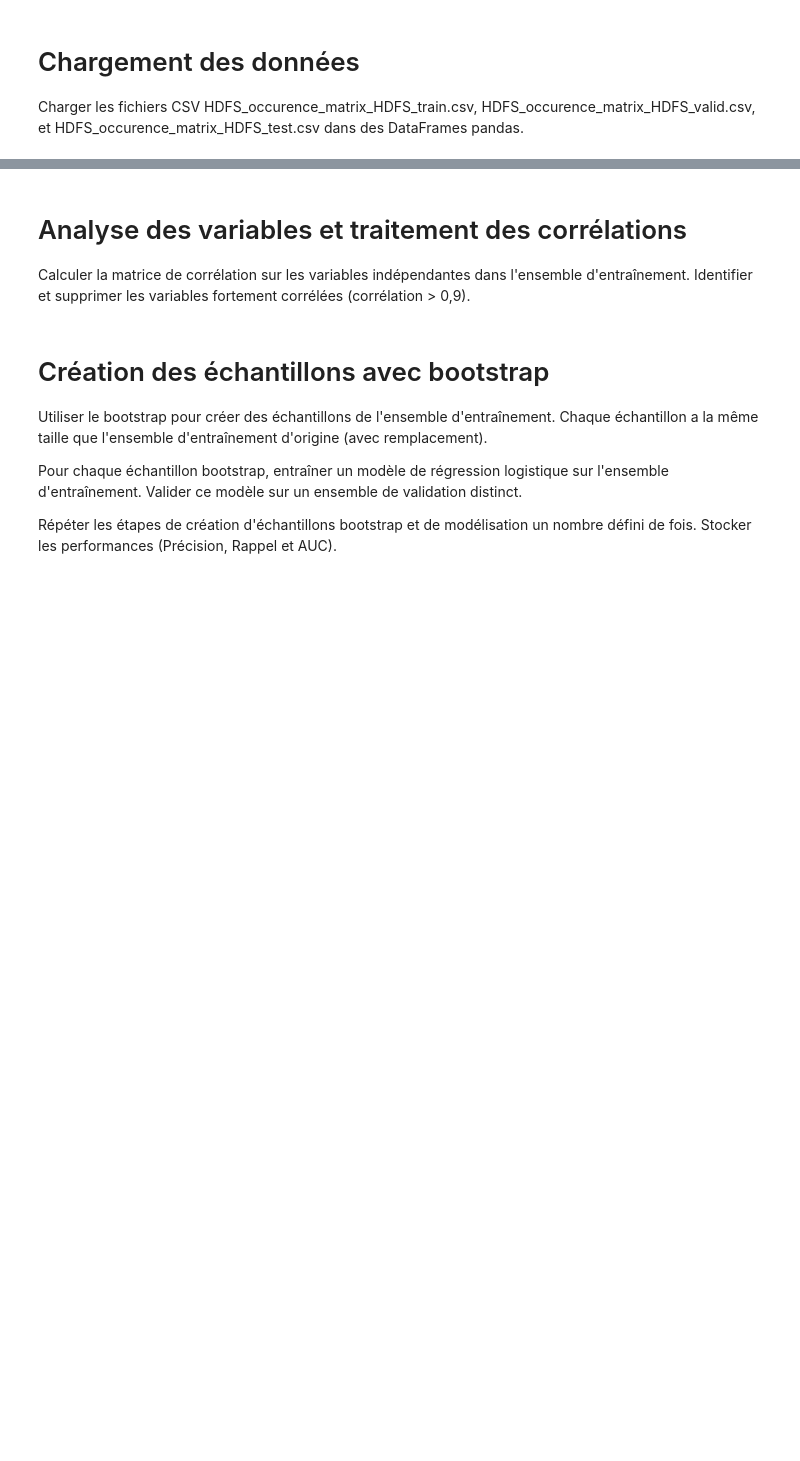
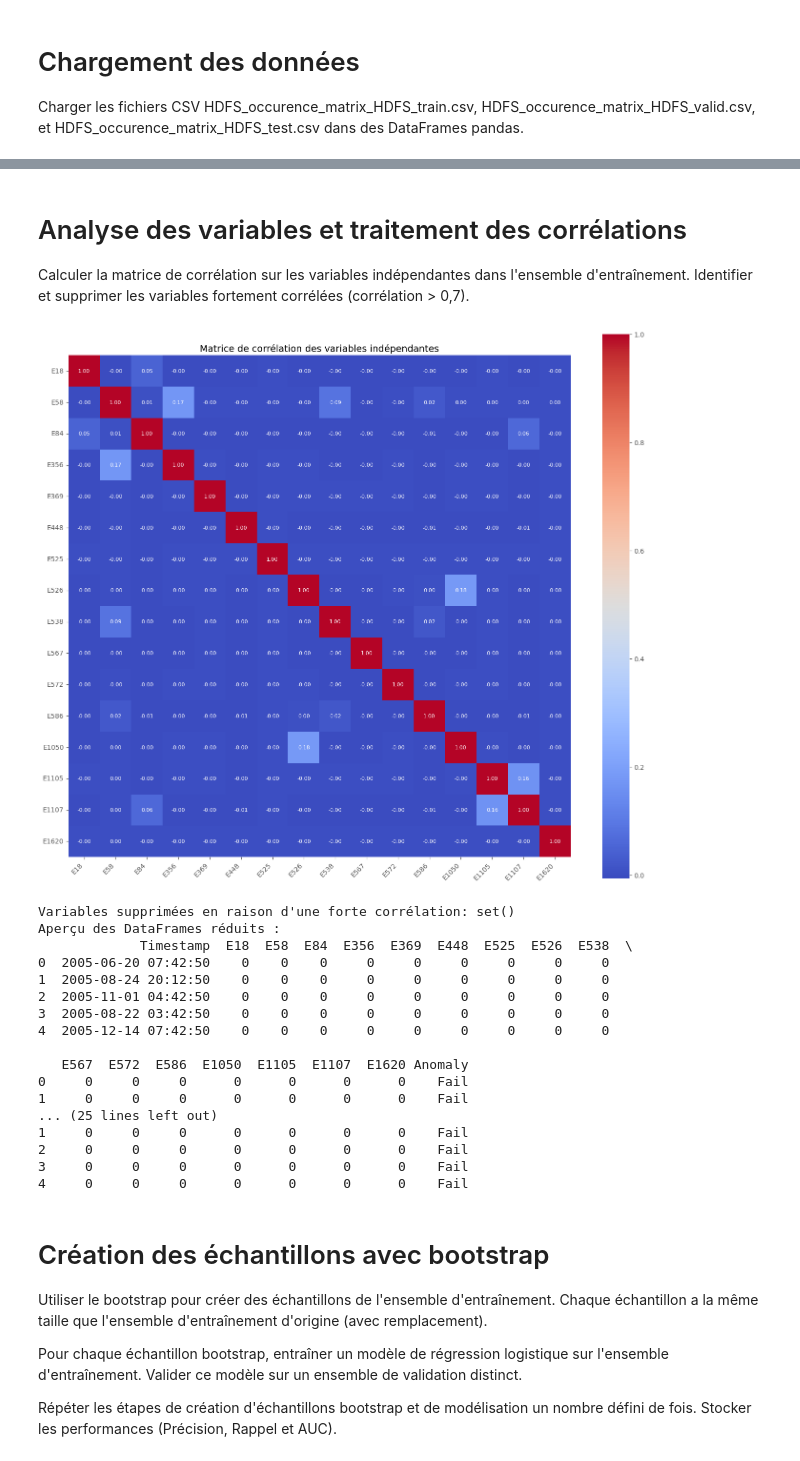
Before and after one commit to josephpierres/MGL870-TP2, a Jupyter notebook: MGL870-TP2-BGL-AIOps.ipynb, the cells around one changed output, grey strips where cells are left out. Saved outputs shown, nothing was run; the diff lists cells and outputs as text; code cells hidden in the pictures; blank space fills up the shorter version.

```diff
--- a/MGL870-TP2-BGL-AIOps.ipynb
+++ b/MGL870-TP2-BGL-AIOps.ipynb
@@ -49,0 +62,38 @@ print(test_df.head())
+# %%
+#Charger la matrice d'occurrences
+occurrence_matrix = train_df
+
+#Identifier les colonnes représentant les événements (commencent généralement par 'E')
+event_columns = [col for col in occurrence_matrix.columns if col.startswith('E')]
+
+#Filtrer uniquement les lignes normales (Label == 'Success')
+normal_data = occurrence_matrix[occurrence_matrix['Anomaly'] == 'Success']
+
+#Calculer la somme des occurrences par colonne pour les données normales
+normal_event_sums = normal_data[event_columns].sum()
+
+#Identifier les événements représentant les anomalies (ceux qui n'ont aucune occurrence dans les données normales)
+anomaly_events = [event for event in event_columns if normal_event_sums[event] == 0]
+
+print(f"Événements identifiés comme anomalies : {anomaly_events}")
+
+#Éliminer les colonnes des événements anormaux
+filtered_matrix = occurrence_matrix.drop(columns=anomaly_events)
+
+#Sauvegarder la nouvelle matrice filtrée
+print("Matrice d'occurrences filtrée sauvegardée.")
+
+# Éliminer les colonnes des événements anormaux dans train_df
+train_df = occurrence_matrix.drop(columns=anomaly_events)
+
+# Appliquer la même suppression de colonnes à valid_df et test_df
+valid_df = valid_df.drop(columns=anomaly_events, errors='ignore')
+test_df = test_df.drop(columns=anomaly_events, errors='ignore')
+
+# Sauvegarder les nouvelles matrices filtrées
+print("Colonnes des événements anormaux éliminées dans train_df, valid_df et test_df.")
+
+# Afficher les dimensions des DataFrames
+print('Dimensions de train:' , train_df.shape)
+print('Dimensions de valid:' , valid_df.shape)
+print('Dimensions de test:' , test_df.shape)
@@ -50,6 +107,6 @@ print(test_df.head())
 # %% [markdown]
 # Analyse des variables et traitement des corrélations
-Calculer la matrice de corrélation sur les variables indépendantes dans l'ensemble d'entraînement. Identifier et supprimer les variables fortement corrélées (corrélation > 0,9).
+Calculer la matrice de corrélation sur les variables indépendantes dans l'ensemble d'entraînement. Identifier et supprimer les variables fortement corrélées (corrélation > 0,7).
 # %%
 # Suppression des colonnes non indépendantes et calcul de la matrice de corrélation
 correlation_matrix = train_df.drop(columns=['Timestamp', 'Anomaly']).corr()
@@ -68,35 +125,54 @@ sns.heatmap(
 # Ajuster l'alignement des étiquettes des axes
 plt.xticks(rotation=45, ha='right', fontsize=10)  # Rotation des étiquettes sur l'axe x
 plt.yticks(rotation=0, fontsize=10)  # Rotation des étiquettes sur l'axe y
 
 plt.title('Matrice de corrélation des variables indépendantes', fontsize=14)
 plt.tight_layout()  # Ajuste automatiquement les marges pour éviter les chevauchements
 plt.show()
 
-# Identification des variables fortement corrélées (corrélation > 0.9)
+# Identification des variables fortement corrélées (corrélation > 0.7)
 high_corr_var = set()
-threshold = 0.9
+threshold = 0.7
 
 # Parcourir les éléments de la matrice de corrélation
 for i in range(len(correlation_matrix.columns)):
     for j in range(i):  # Éviter les doublons et la diagonale
         if abs(correlation_matrix.iloc[i, j]) > threshold:
             colname = correlation_matrix.columns[i]
             high_corr_var.add(colname)
 
 # Suppression des variables fortement corrélées
 train_df_reduced = train_df.drop(columns=high_corr_var)
 valid_df_reduced = valid_df.drop(columns=high_corr_var)
 test_df_reduced = test_df.drop(columns=high_corr_var)
 
 # Affichage des variables supprimées
 print(f"Variables supprimées en raison d'une forte corrélation: {high_corr_var}")
 
 # Vérification des DataFrames réduits
 print("Aperçu des DataFrames réduits :")
 print(train_df_reduced.head())
 print(valid_df_reduced.head())
 print(test_df_reduced.head())
+# %% [output]
+[figure, added]
+Variables supprimées en raison d'une forte corrélation: set()
+Aperçu des DataFrames réduits :
+             Timestamp  E18  E58  E84  E356  E369  E448  E525  E526  E538  \
+0  2005-06-20 07:42:50    0    0    0     0     0     0     0     0     0
+1  2005-08-24 20:12:50    0    0    0     0     0     0     0     0     0
+2  2005-11-01 04:42:50    0    0    0     0     0     0     0     0     0
+3  2005-08-22 03:42:50    0    0    0     0     0     0     0     0     0
+4  2005-12-14 07:42:50    0    0    0     0     0     0     0     0     0
+
+   E567  E572  E586  E1050  E1105  E1107  E1620 Anomaly
+0     0     0     0      0      0      0      0    Fail
+1     0     0     0      0      0      0      0    Fail
+... (25 lines left out)
+1     0     0     0      0      0      0      0    Fail
+2     0     0     0      0      0      0      0    Fail
+3     0     0     0      0      0      0      0    Fail
+4     0     0     0      0      0      0      0    Fail
 # %% [markdown]
 # Création des échantillons avec bootstrap
 Utiliser le bootstrap pour créer des échantillons de l'ensemble d'entraînement. Chaque échantillon a la même taille que l'ensemble d'entraînement d'origine (avec remplacement).
```
Also changed, not shown: parts of 8 cells of this notebook, 2 other files.
